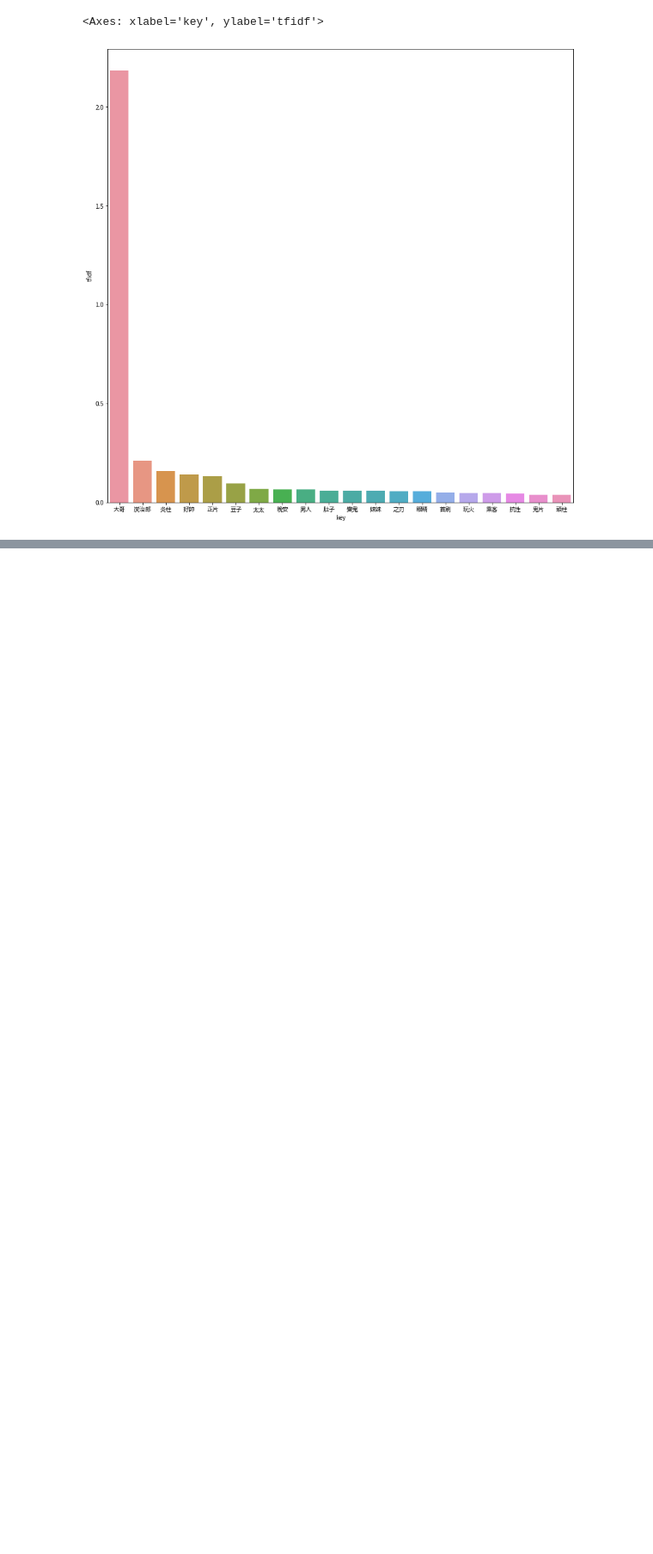
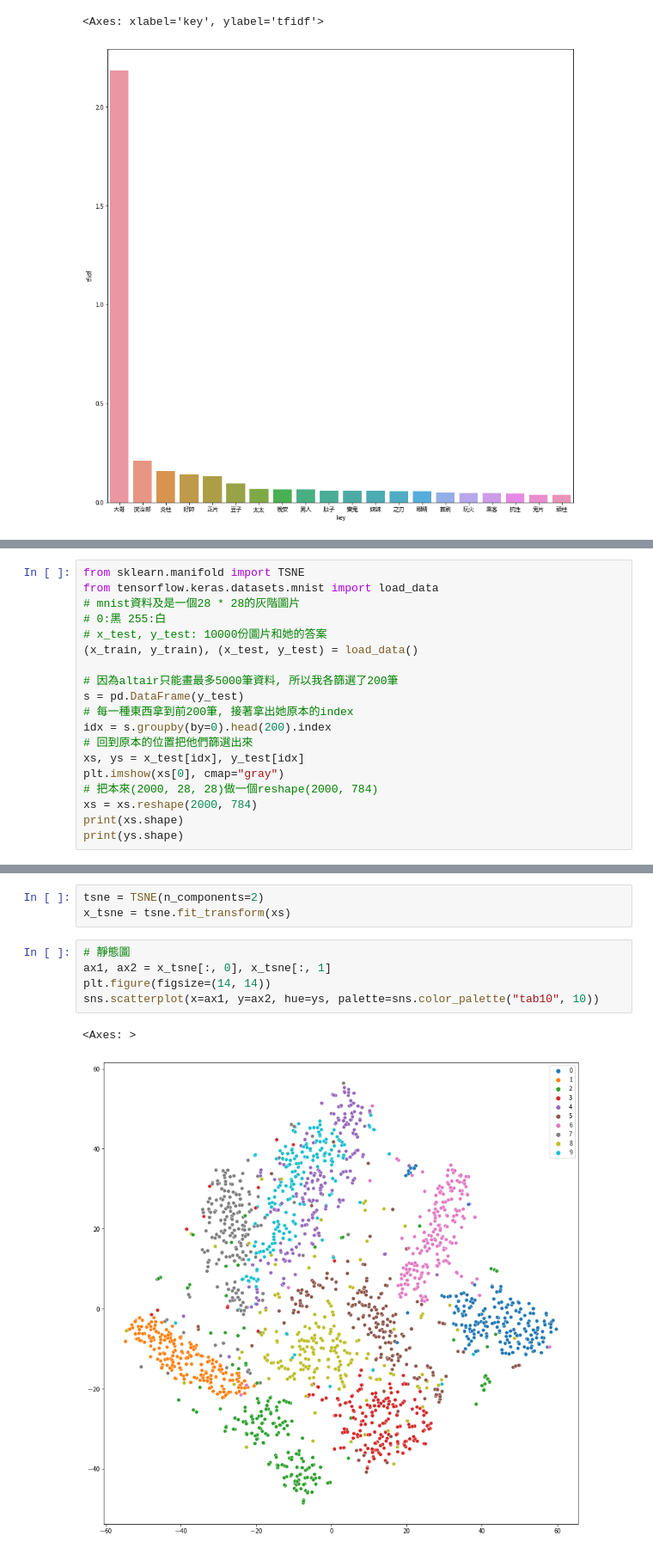
Before and after one commit to Elwing-Chou/kmu, a Jupyter notebook: 0325_1.ipynb, the cells around one changed output, grey strips where cells are left out. Shown at 86% size. Saved outputs shown, nothing was run; the diff lists cells and outputs as text; blank space fills up the shorter version.

```diff
--- a/0325_1.ipynb
+++ b/0325_1.ipynb
@@ -223,0 +233,19 @@ sns.barplot(data=keydf, x="key", y="tfidf")
+# %%
+from sklearn.manifold import TSNE
+from tensorflow.keras.datasets.mnist import load_data
+# mnist資料及是一個28 * 28的灰階圖片
+# 0:黑 255:白
+# x_test, y_test: 10000份圖片和她的答案
+(x_train, y_train), (x_test, y_test) = load_data()
+
+# 因為altair只能畫最多5000筆資料, 所以我各篩選了200筆
+s = pd.DataFrame(y_test)
+# 每一種東西拿到前200筆, 接著拿出她原本的index
+idx = s.groupby(by=0).head(200).index
+# 回到原本的位置把他們篩選出來
+xs, ys = x_test[idx], y_test[idx]
+plt.imshow(xs[0], cmap="gray")
+# 把本來(2000, 28, 28)做一個reshape(2000, 784)
+xs = xs.reshape(2000, 784)
+print(xs.shape)
+print(ys.shape)
@@ -223,0 +262,11 @@ sns.barplot(data=keydf, x="key", y="tfidf")
+# %%
+tsne = TSNE(n_components=2)
+x_tsne = tsne.fit_transform(xs)
+# %%
+# 靜態圖
+ax1, ax2 = x_tsne[:, 0], x_tsne[:, 1]
+plt.figure(figsize=(14, 14))
+sns.scatterplot(x=ax1, y=ax2, hue=ys, palette=sns.color_palette("tab10", 10))
+# %% [output]
+<Axes: >
+[figure, added]
```
Also changed, not shown: parts of 3 cells of this notebook.
